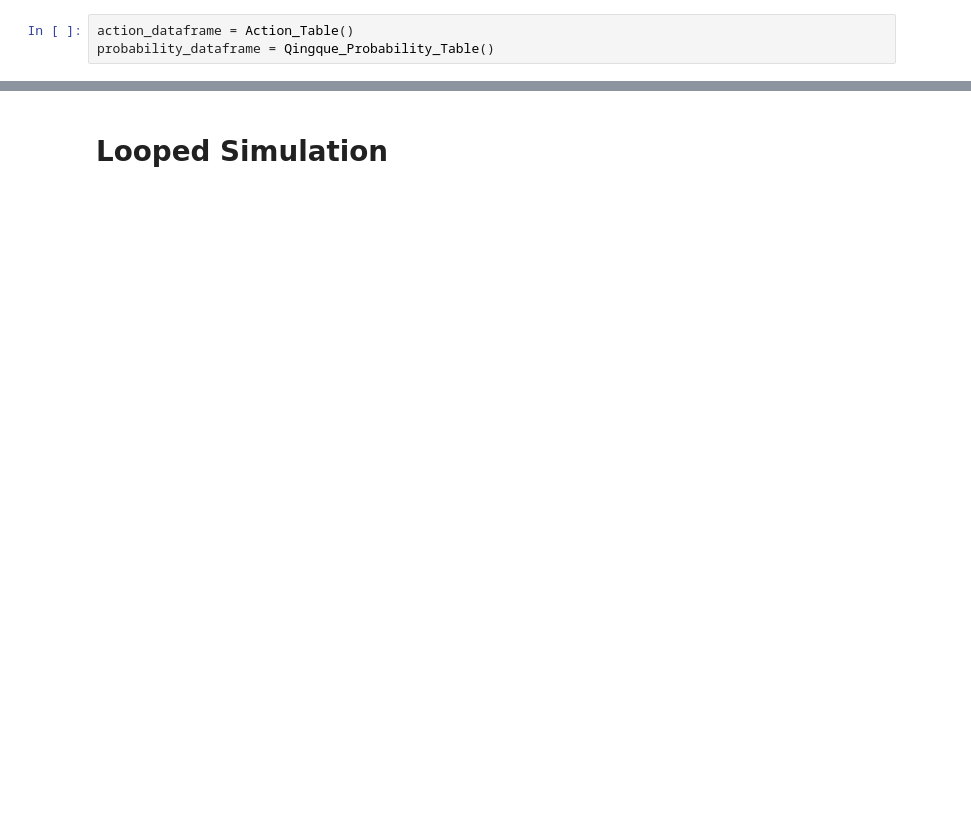
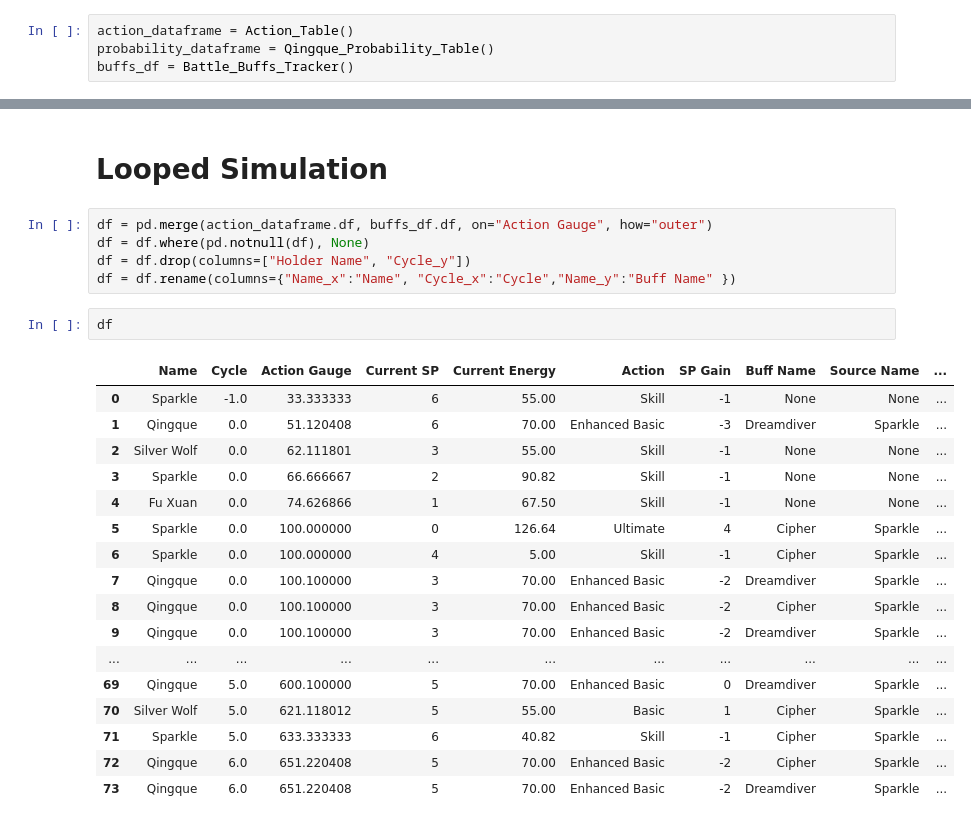
Before and after one commit to Exkalamity/HSR_Action_Simulator, a Jupyter notebook: qingque_mono_quantum.ipynb, the cells around one changed output, grey strips where cells are left out. Drawn from its saved outputs; the diff is of its cells as text; blank space fills up the shorter version.

```diff
--- a/qingque_mono_quantum.ipynb
+++ b/qingque_mono_quantum.ipynb
@@ -26,4 +26,5 @@ arena, qq, spk, sw, fx = Initialize_QQ_Mono_Quantum(qingque_speed=qingque_speed,
 # %%
 action_dataframe = Action_Table()
 probability_dataframe = Qingque_Probability_Table()
+buffs_df = Battle_Buffs_Tracker()
 # %%
@@ -80,2 +138,27 @@ Qingque speed = 98, Sparkle speed = 160.1, Silver Wolf Speed = 161, Fu Xuan spee
 # %% [markdown]
 # Looped Simulation
+# %%
+df = pd.merge(action_dataframe.df, buffs_df.df, on="Action Gauge", how="outer")
+df = df.where(pd.notnull(df), None)
+df = df.drop(columns=["Holder Name", "Cycle_y"])
+df = df.rename(columns={"Name_x":"Name", "Cycle_x":"Cycle","Name_y":"Buff Name" })
+# %%
+df
+# %% [output]
+|  | Name | Cycle | Action Gauge | Current SP | Current Energy | Action | SP Gain | Buff Name | Source Name | ... |
+| 0 | Sparkle | -1.0 | 33.333333 | 6 | 55.00 | Skill | -1 | None | None | ... |
+| 1 | Qingque | 0.0 | 51.120408 | 6 | 70.00 | Enhanced Basic | -3 | Dreamdiver | Sparkle | ... |
+| 2 | Silver Wolf | 0.0 | 62.111801 | 3 | 55.00 | Skill | -1 | None | None | ... |
+| 3 | Sparkle | 0.0 | 66.666667 | 2 | 90.82 | Skill | -1 | None | None | ... |
+| 4 | Fu Xuan | 0.0 | 74.626866 | 1 | 67.50 | Skill | -1 | None | None | ... |
+| 5 | Sparkle | 0.0 | 100.000000 | 0 | 126.64 | Ultimate | 4 | Cipher | Sparkle | ... |
+| 6 | Sparkle | 0.0 | 100.000000 | 4 | 5.00 | Skill | -1 | Cipher | Sparkle | ... |
+| 7 | Qingque | 0.0 | 100.100000 | 3 | 70.00 | Enhanced Basic | -2 | Dreamdiver | Sparkle | ... |
+| 8 | Qingque | 0.0 | 100.100000 | 3 | 70.00 | Enhanced Basic | -2 | Cipher | Sparkle | ... |
+| 9 | Qingque | 0.0 | 100.100000 | 3 | 70.00 | Enhanced Basic | -2 | Dreamdiver | Sparkle | ... |
+| ... | ... | ... | ... | ... | ... | ... | ... | ... | ... | ... |
+| 69 | Qingque | 5.0 | 600.100000 | 5 | 70.00 | Enhanced Basic | 0 | Dreamdiver | Sparkle | ... |
+| 70 | Silver Wolf | 5.0 | 621.118012 | 5 | 55.00 | Basic | 1 | Cipher | Sparkle | ... |
+| 71 | Sparkle | 5.0 | 633.333333 | 6 | 40.82 | Skill | -1 | Cipher | Sparkle | ... |
+| 72 | Qingque | 6.0 | 651.220408 | 5 | 70.00 | Enhanced Basic | -2 | Cipher | Sparkle | ... |
+| 73 | Qingque | 6.0 | 651.220408 | 5 | 70.00 | Enhanced Basic | -2 | Dreamdiver | Sparkle | ... |
```
Also changed, not shown: parts of 8 cells of this notebook, 4 other files.
